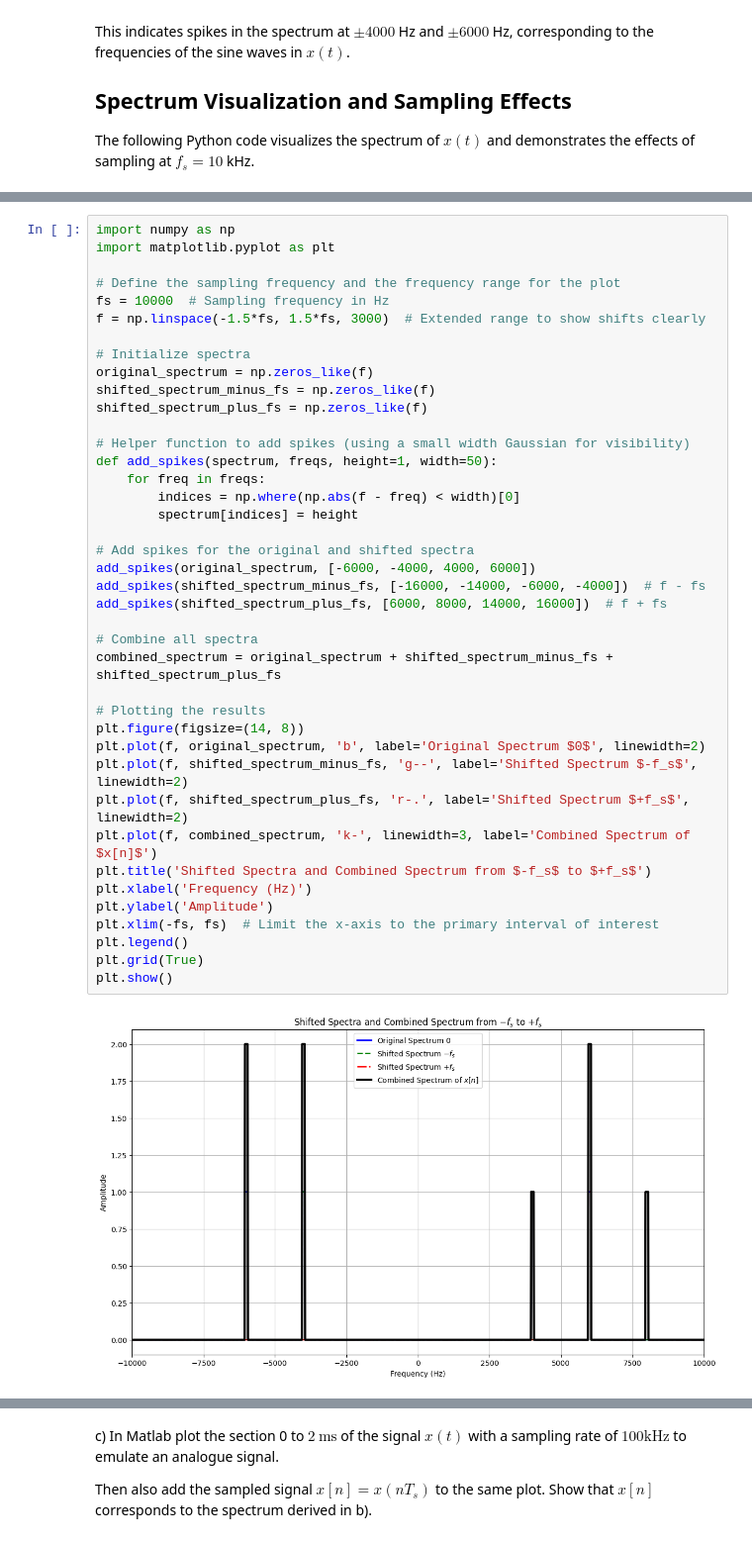
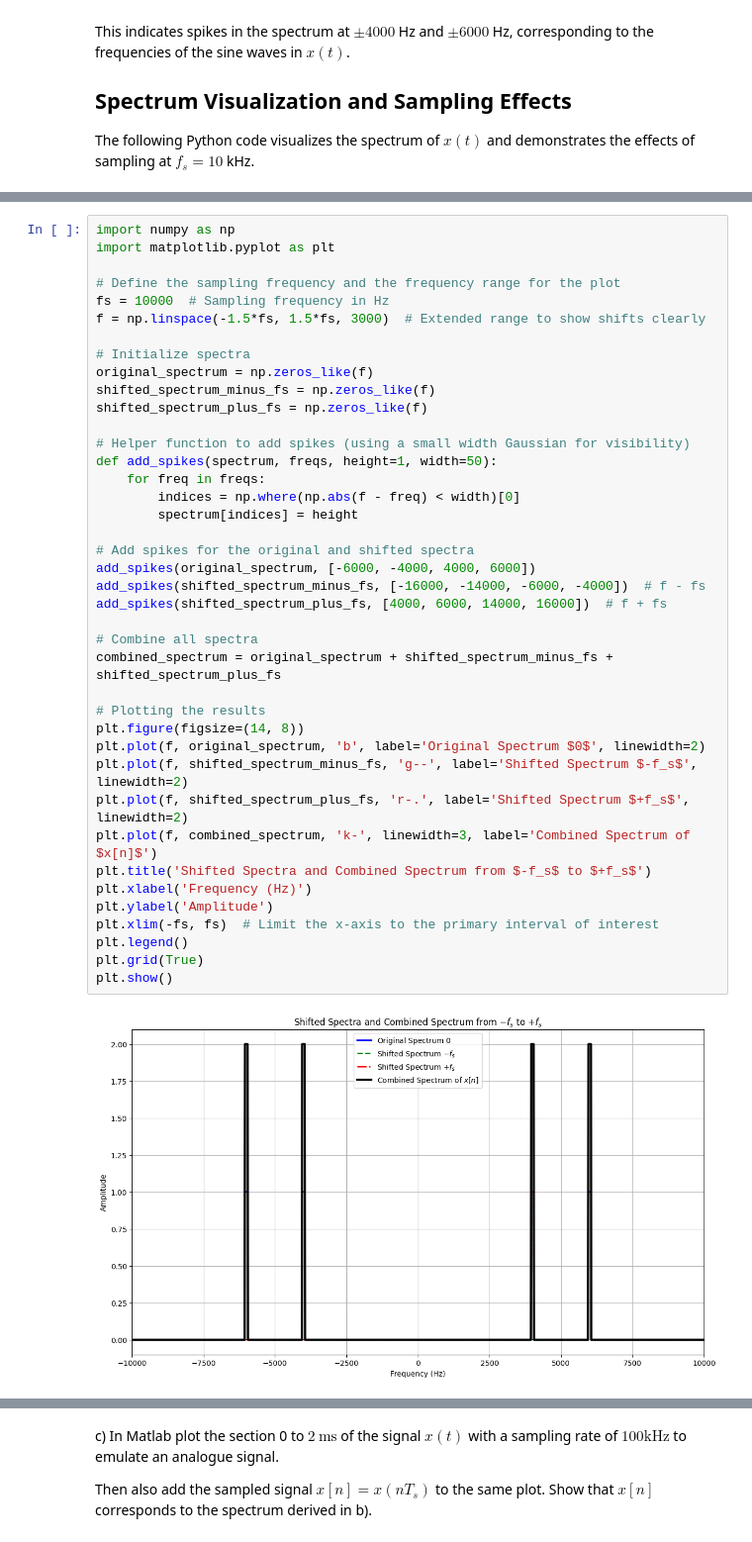
Before and after one commit to wolfram-laube/dsp-ue_grp-22, a Jupyter notebook: Assignment_3/DSP_Assignment_3.ipynb, the cells around one changed output, grey strips where cells are left out. Shown at 99% size. Cells and saved outputs as stored; diff of their text form.

```diff
--- a/Assignment_3/DSP_Assignment_3.ipynb
+++ b/Assignment_3/DSP_Assignment_3.ipynb
@@ -105,35 +116,35 @@ original_spectrum = np.zeros_like(f)
 shifted_spectrum_minus_fs = np.zeros_like(f)
 shifted_spectrum_plus_fs = np.zeros_like(f)
 
 # Helper function to add spikes (using a small width Gaussian for visibility)
 def add_spikes(spectrum, freqs, height=1, width=50):
     for freq in freqs:
         indices = np.where(np.abs(f - freq) < width)[0]
         spectrum[indices] = height
 
 # Add spikes for the original and shifted spectra
 add_spikes(original_spectrum, [-6000, -4000, 4000, 6000])
 add_spikes(shifted_spectrum_minus_fs, [-16000, -14000, -6000, -4000])  # f - fs
-add_spikes(shifted_spectrum_plus_fs, [6000, 8000, 14000, 16000])  # f + fs
+add_spikes(shifted_spectrum_plus_fs, [4000, 6000, 14000, 16000])  # f + fs
 
 # Combine all spectra
 combined_spectrum = original_spectrum + shifted_spectrum_minus_fs + shifted_spectrum_plus_fs
 
 # Plotting the results
 plt.figure(figsize=(14, 8))
 plt.plot(f, original_spectrum, 'b', label='Original Spectrum $0$', linewidth=2)
 plt.plot(f, shifted_spectrum_minus_fs, 'g--', label='Shifted Spectrum $-f_s$', linewidth=2)
 plt.plot(f, shifted_spectrum_plus_fs, 'r-.', label='Shifted Spectrum $+f_s$', linewidth=2)
 plt.plot(f, combined_spectrum, 'k-', linewidth=3, label='Combined Spectrum of $x[n]$')
 plt.title('Shifted Spectra and Combined Spectrum from $-f_s$ to $+f_s$')
 plt.xlabel('Frequency (Hz)')
 plt.ylabel('Amplitude')
 plt.xlim(-fs, fs)  # Limit the x-axis to the primary interval of interest
 plt.legend()
 plt.grid(True)
 plt.show()
 # %% [output]
-[figure, old version]
+[figure, new version]
 # %%
 import numpy as np
 import matplotlib.pyplot as plt
```
Also changed, not shown: parts of 6 cells of this notebook, 3 other files.
